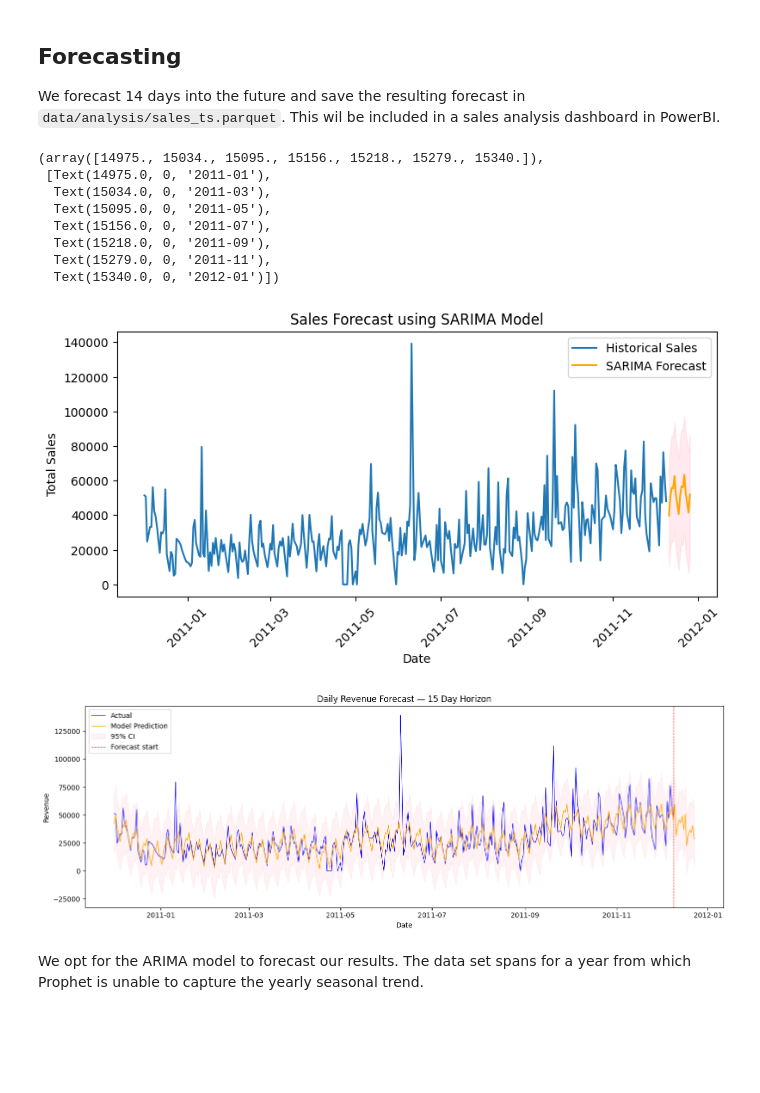
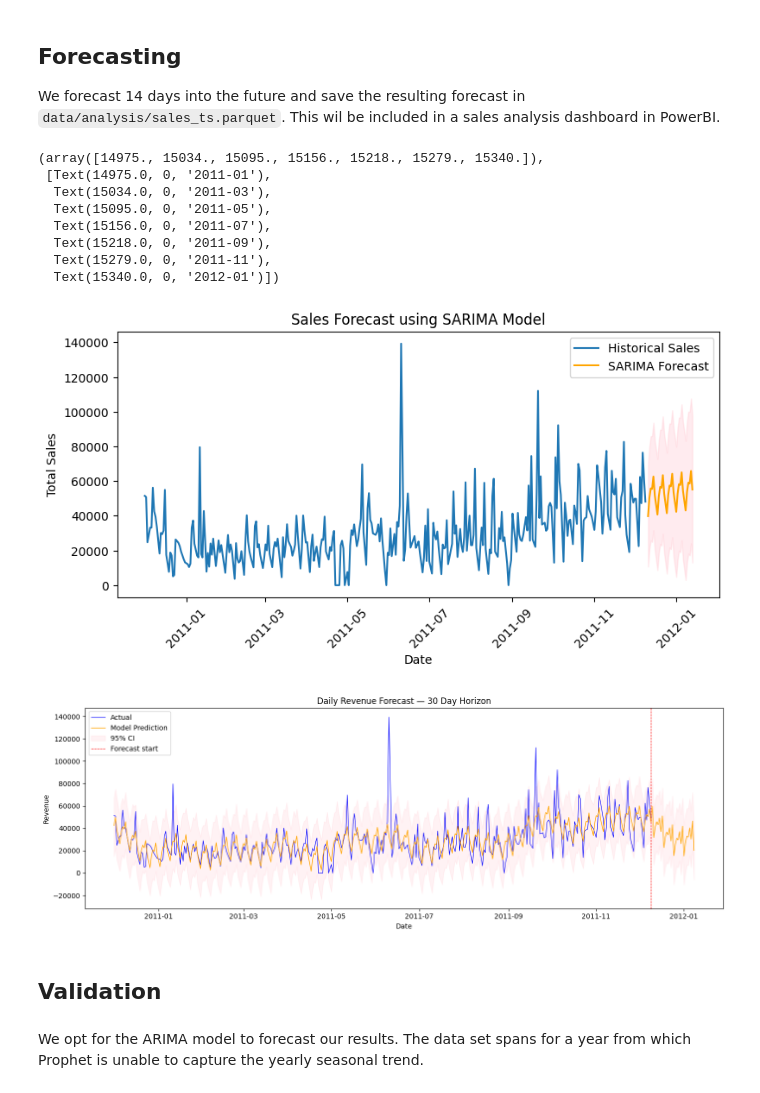
Before and after one commit to hwondo/EcommerceSales, a Jupyter notebook: notebooks/2a_sales_forecasting.ipynb, the cells around one changed output. Saved outputs shown, nothing was run; the diff lists cells and outputs as text; code cells hidden in the pictures; blank space fills up the shorter version.

```diff
--- a/notebooks/2a_sales_forecasting.ipynb
+++ b/notebooks/2a_sales_forecasting.ipynb
@@ -395,39 +390,39 @@ model.fit(prophet_df)
 We forecast 14 days into the future and save the resulting forecast in `data/analysis/sales_ts.parquet`. This wil be included in a sales analysis dashboard in PowerBI.
 # %%
 # Forecast with SARIMA model
-forecast_steps = 14 # two week daily forecast
+forecast_steps = 30 # monthly forecast (under 20% of training data)
 forecast_dates = pd.date_range(
     start=sales_ts.index[-1] + pd.Timedelta(days=1),
     freq=custom_business,
     periods=forecast_steps
     )
 sarima_forecast = sarima_fit.get_forecast(steps=forecast_steps)
 
 y_mean = sarima_forecast.predicted_mean
 ci = sarima_forecast.conf_int()
 
 # Plot the results
 fig, ax = plt.subplots(figsize=(9,4))
 
 sns.lineplot(data=sales_ts, x=sales_ts.index, y='total_sales', label='Historical Sales', ax=ax)
 sns.lineplot(x=forecast_dates, y=y_mean, label='SARIMA Forecast', color='orange', ax=ax)
 plt.fill_between(x=forecast_dates, y1=ci.iloc[:,0],y2=ci.iloc[:,1], color='pink', alpha=0.3)
 
 ax.set_title('Sales Forecast using SARIMA Model')
 ax.set_xlabel('Date')
 ax.set_ylabel('Total Sales')
 
 plt.xticks(rotation=45)
 # %% [output]
 (array([14975., 15034., 15095., 15156., 15218., 15279., 15340.]),
  [Text(14975.0, 0, '2011-01'),
   Text(15034.0, 0, '2011-03'),
   Text(15095.0, 0, '2011-05'),
   Text(15156.0, 0, '2011-07'),
   Text(15218.0, 0, '2011-09'),
   Text(15279.0, 0, '2011-11'),
   Text(15340.0, 0, '2012-01')])
-[figure, old version]
+[figure, new version]
 # %%
 # Forecast with Prophet Model
 
@@ -449,14 +444,16 @@ ax.fill_between(results['ds'], results['yhat_lower'], results['yhat_upper'], # p
 
 # Additional Plot Features
 ax.axvline(prophet_df['ds'].max(), color='red', linestyle='--', linewidth=0.8, label='Forecast start') # mark start of forecast
-ax.set_title('Daily Revenue Forecast — 15 Day Horizon')
+ax.set_title('Daily Revenue Forecast — 30 Day Horizon')
 ax.set_xlabel('Date')
 ax.set_ylabel('Revenue')
 ax.legend()
 plt.tight_layout()
 plt.show()
 # %% [output]
-[figure, old version]
+[figure, new version]
+# %% [markdown]
+## Validation
 # %% [markdown]
 We opt for the ARIMA model to forecast our results. The data set spans for a year from which Prophet is unable to capture the yearly seasonal trend.
 # %%
```
Also changed, not shown: parts of 4 cells of this notebook, 8 other files.
